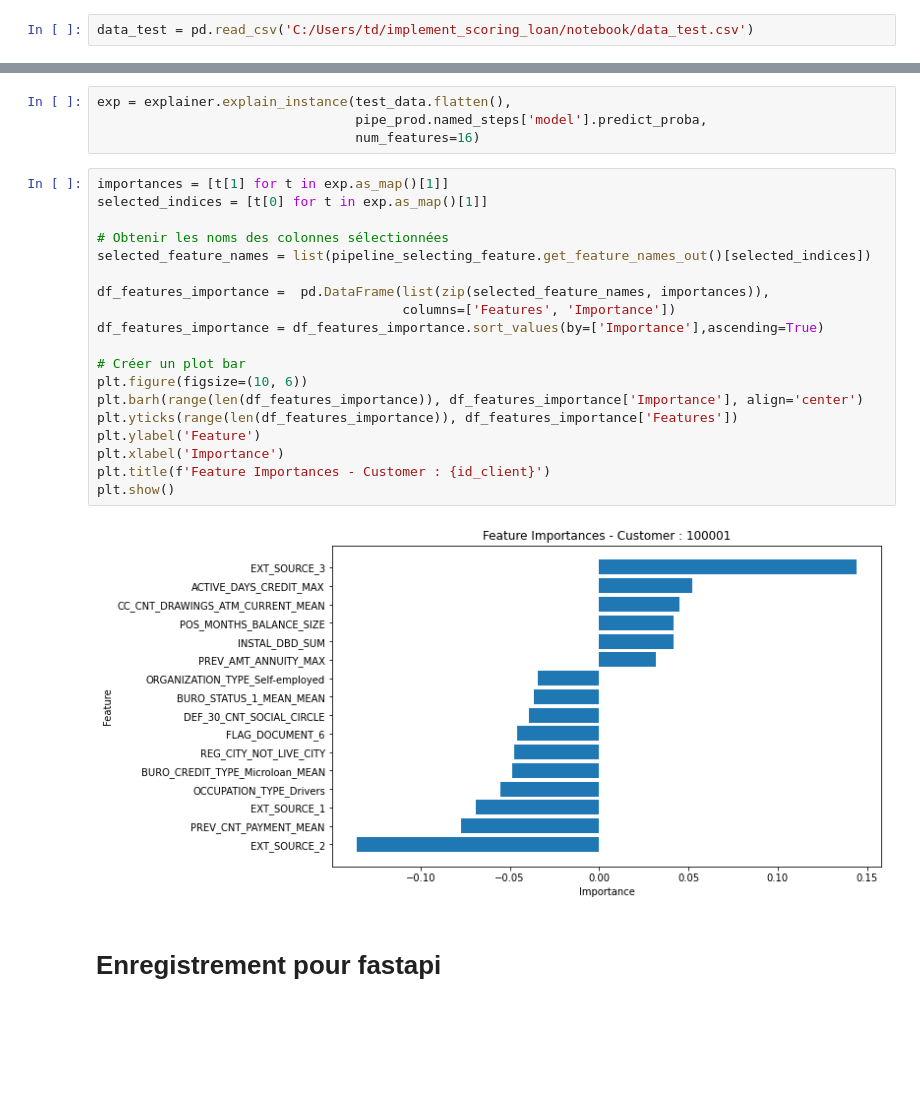
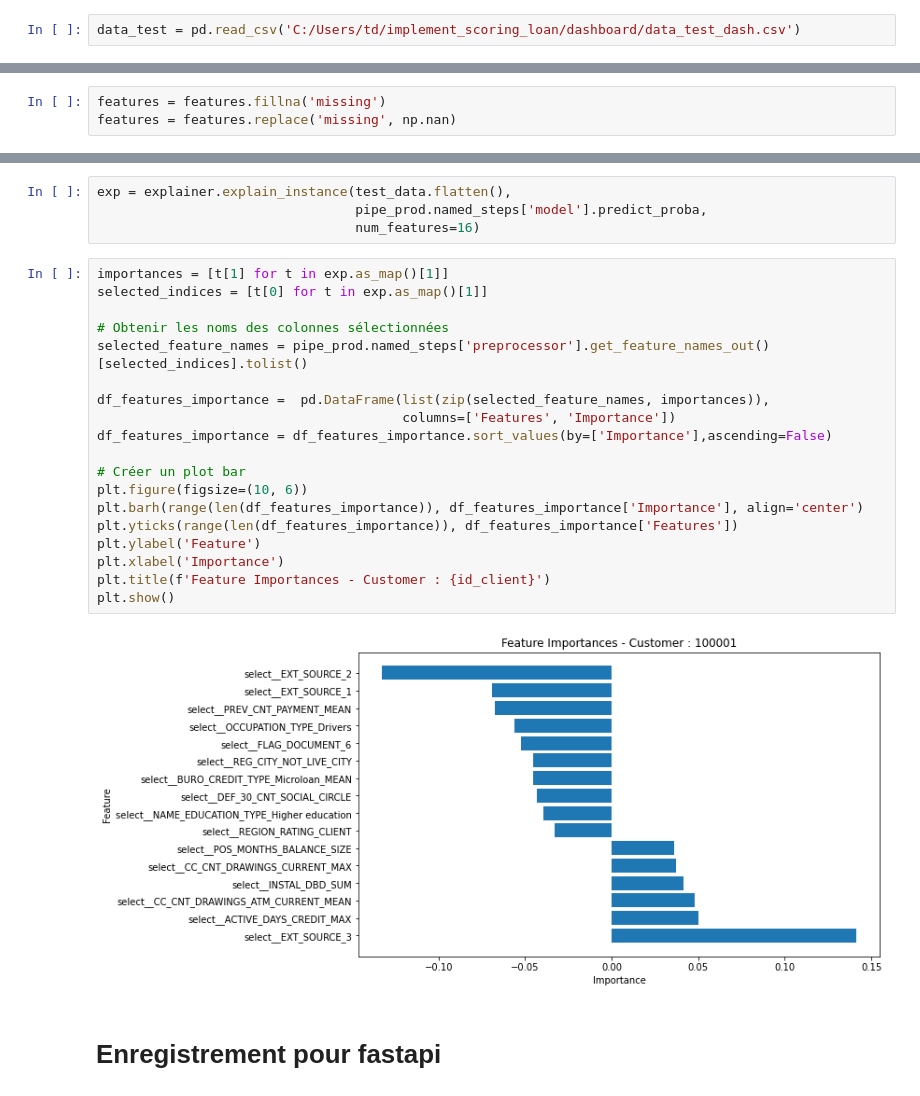
Before and after one commit to TomatoKetchoup/implement_scoring_loan, a Jupyter notebook: notebook/scoring_loan.ipynb, the cells around one changed output, grey strips where cells are left out. Saved outputs shown, nothing was run; the diff lists cells and outputs as text; blank space fills up the shorter version.

```diff
--- a/notebook/scoring_loan.ipynb
+++ b/notebook/scoring_loan.ipynb
@@ -736,7 +736,7 @@ explainer = lime.lime_tabular.LimeTabularExplainer(training_data=training_data,
                                                    class_names=['0','1'],
                                                    discretize_continuous=True)
 # %%
-data_test = pd.read_csv('C:/Users/td/implement_scoring_loan/notebook/data_test.csv')
+data_test = pd.read_csv('C:/Users/td/implement_scoring_loan/dashboard/data_test_dash.csv')
 # %%
 id_client = 100001
 index_client = data_test[data_test['SK_ID_CURR'] == id_client].index[0]
@@ -744,6 +744,9 @@ features = data_test.iloc[[index_client]]
 features.shape
 # %% [output]
 (1, 794)
+# %%
+features = features.fillna('missing')
+features = features.replace('missing', np.nan)
 # %%
 test_data = pipe_preproc.transform(features)
 test_data.shape
@@ -756,24 +759,24 @@ exp = explainer.explain_instance(test_data.flatten(),
 # %%
 importances = [t[1] for t in exp.as_map()[1]]
 selected_indices = [t[0] for t in exp.as_map()[1]]
 
 # Obtenir les noms des colonnes sélectionnées
-selected_feature_names = list(pipeline_selecting_feature.get_feature_names_out()[selected_indices])
+selected_feature_names = pipe_prod.named_steps['preprocessor'].get_feature_names_out()[selected_indices].tolist()
 
 df_features_importance =  pd.DataFrame(list(zip(selected_feature_names, importances)),
                                        columns=['Features', 'Importance'])
-df_features_importance = df_features_importance.sort_values(by=['Importance'],ascending=True)
+df_features_importance = df_features_importance.sort_values(by=['Importance'],ascending=False)
 
 # Créer un plot bar
 plt.figure(figsize=(10, 6))
 plt.barh(range(len(df_features_importance)), df_features_importance['Importance'], align='center')
 plt.yticks(range(len(df_features_importance)), df_features_importance['Features'])
 plt.ylabel('Feature')
 plt.xlabel('Importance')
 plt.title(f'Feature Importances - Customer : {id_client}')
 plt.show()
 # %% [output]
-[figure, old version]
+[figure, new version]
 # %% [markdown]
 # Enregistrement pour fastapi
 # %% [markdown]
```
Also changed, not shown: parts of 17 cells of this notebook, 6 other files.
